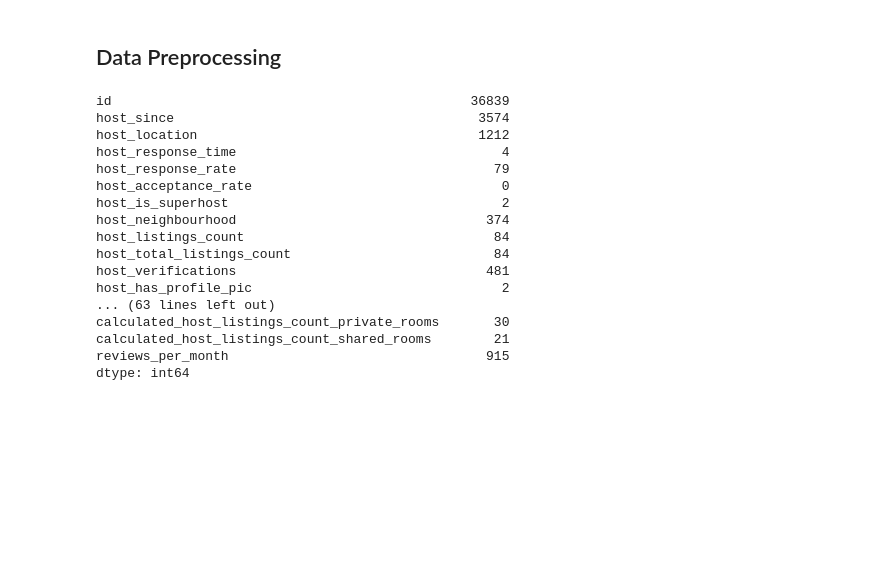
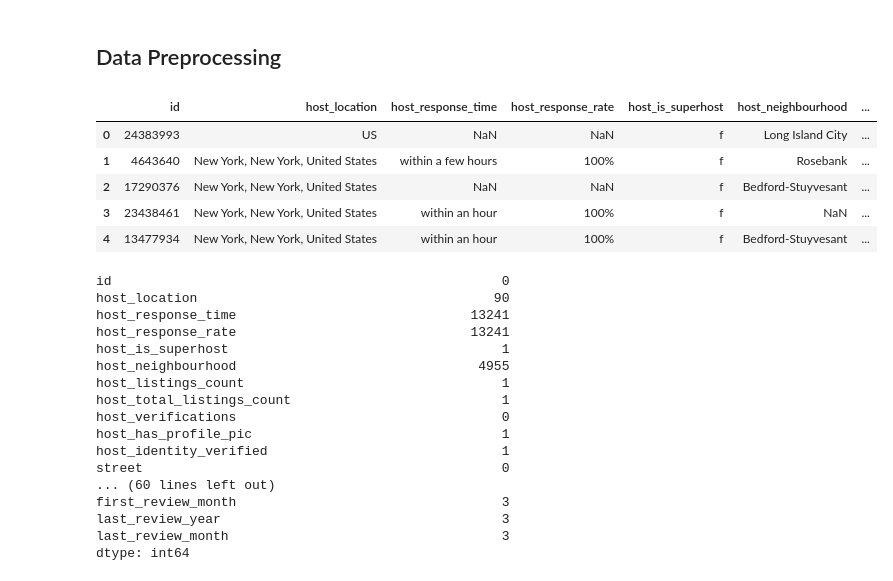
Before and after one commit to shreayan98c/Rental-Price, a Jupyter notebook: prediction.ipynb, the cells around one changed output. Saved outputs shown, nothing was run; the diff lists cells and outputs as text; code cells hidden in the pictures; blank space fills up the shorter version.

Commit message:
Data preprocessing

```diff
--- a/prediction.ipynb
+++ b/prediction.ipynb
@@ -107,7 +108,8 @@ dtype: int64
 # %%
 # Dropping columns which will be of no use for our model
 col_list = ['name', 'summary', 'space', 'description', 'neighborhood_overview', 'notes', 'transit', 'access', 'interaction',
-            'house_rules', 'host_name', 'host_about', 'amenities']
+            'house_rules', 'host_name', 'host_about', 'amenities', 'license', 'jurisdiction_names', 'host_acceptance_rate',
+            'square_feet', 'monthly_price', 'weekly_price', 'id']
 # %%
 # Dropping columns which will be of no use for our model
 train_data = train_data.drop(col_list, axis=1)
@@ -115,20 +141,15 @@ test_data = test_data.drop(col_list, axis=1)
+# %%
+col_list = ['host_since', 'first_review', 'last_review']
+# %%
+# Dropping columns which will be of no use for our model
+train_data = train_data.drop(col_list, axis=1)
+test_data = test_data.drop(col_list, axis=1)
 # %%
-train_data.nunique()
+train_data.head()
 # %% [output]
-id                                              36839
-host_since                                       3574
-host_location                                    1212
-host_response_time                                  4
-host_response_rate                                 79
-host_acceptance_rate                                0
-host_is_superhost                                   2
-host_neighbourhood                                374
-host_listings_count                                84
-host_total_listings_count                          84
-host_verifications                                481
-host_has_profile_pic                                2
-... (63 lines left out)
-calculated_host_listings_count_private_rooms       30
-calculated_host_listings_count_shared_rooms        21
-reviews_per_month                                 915
-dtype: int64
+|  | id | host_location | host_response_time | host_response_rate | host_is_superhost | host_neighbourhood | ... |
+| 0 | 24383993 | US | NaN | NaN | f | Long Island City | ... |
+| 1 | 4643640 | New York, New York, United States | within a few hours | 100% | f | Rosebank | ... |
+| 2 | 17290376 | New York, New York, United States | NaN | NaN | f | Bedford-Stuyvesant | ... |
+| 3 | 23438461 | New York, New York, United States | within an hour | 100% | f | NaN | ... |
+| 4 | 13477934 | New York, New York, United States | within an hour | 100% | f | Bedford-Stuyvesant | ... |
@@ -136,0 +156,20 @@ dtype: int64
+# %%
+train_data.isna().sum()
+# %% [output]
+id                                                  0
+host_location                                      90
+host_response_time                              13241
+host_response_rate                              13241
+host_is_superhost                                   1
+host_neighbourhood                               4955
+host_listings_count                                 1
+host_total_listings_count                           1
+host_verifications                                  0
+host_has_profile_pic                                1
+host_identity_verified                              1
+street                                              0
+... (60 lines left out)
+first_review_month                                  3
+last_review_year                                    3
+last_review_month                                   3
+dtype: int64
```
Also changed, not shown: parts of 7 cells of this notebook.
